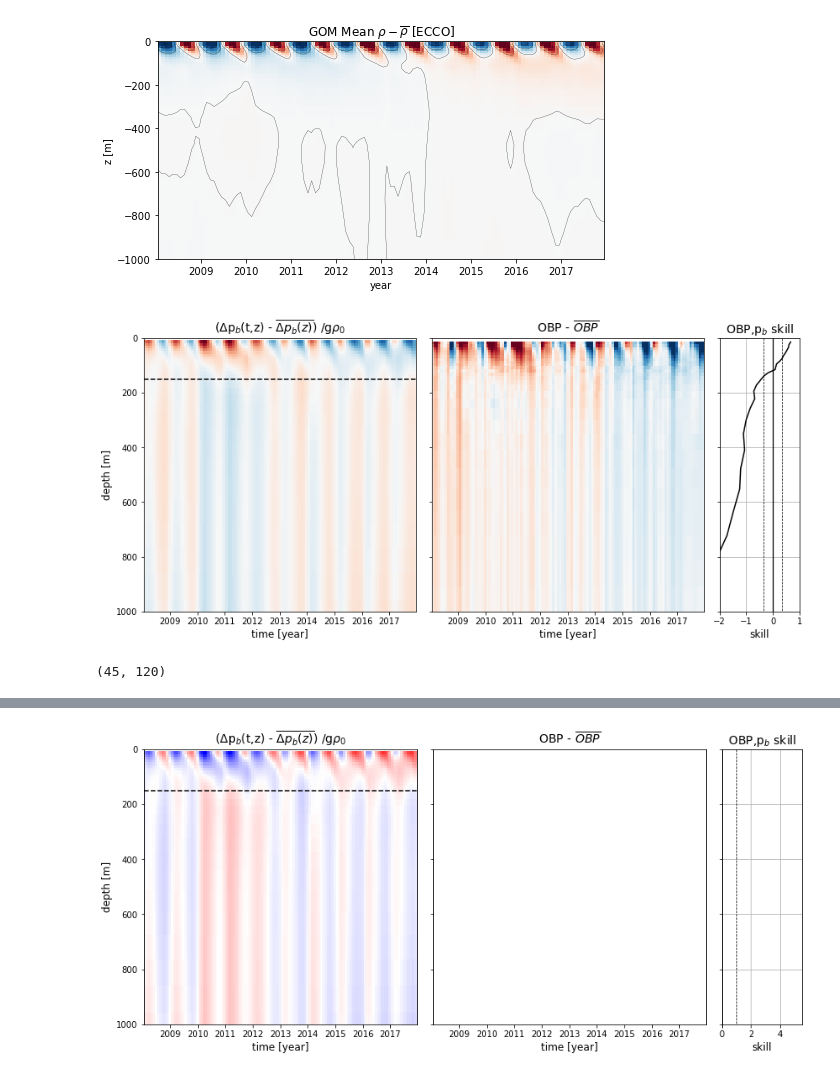
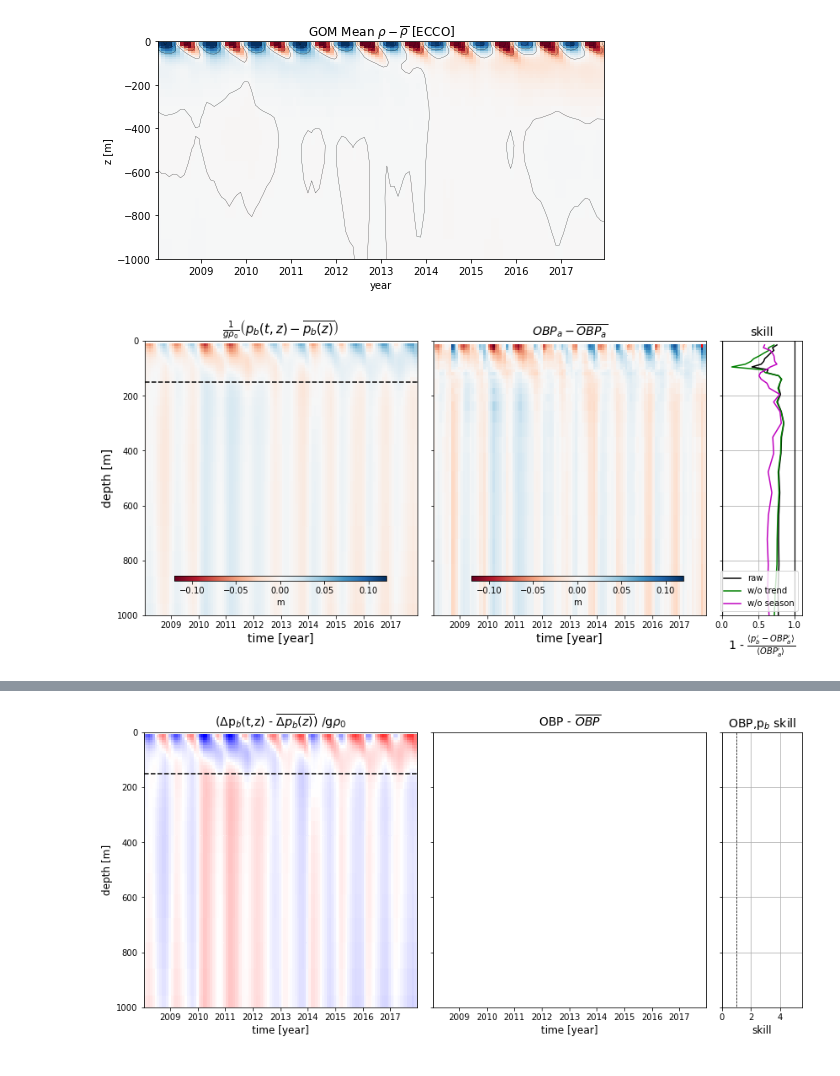
Before and after one commit to jakesteinberg/nasa_ostst, a Jupyter notebook: landerer.ipynb, the cells around one changed output, grey strips where cells are left out. Saved outputs shown, nothing was run; the diff lists cells and outputs as text; code cells hidden in the pictures.

Commit message:
improved time scale analysis

```diff
--- a/landerer.ipynb
+++ b/landerer.ipynb
@@ -271,3 +272,6 @@ mean_gulf_trend
+# %%
+# mean gulf time series
+mean_gulf_timeseries = (obp_anom.isel(tile=tile_num)*gulf_mask).mean(dim=['j','i'])
 # %%
 f, ax = plt.subplots(1,1,figsize=(14,4))
 ax.plot([0,1500],[0, 0], color='k', linewidth=1.5)
@@ -487,7 +491,7 @@ depi = dep.isel(tile=tile_num);
 # obpi_in = obpi.where((depi > -1*v_cell_z[i-1].data) & (depi <= -1*v_cell_z[i].data))
 # %%
 # -- obp anomaly as a function of depth and time (this is what the above delta pb is estimating )
-obpi = obp_anom.isel(tile=tile_num)*gulf_mask # obp.isel(tile=tile_num)*gulf_mask;
+obpi = (obp_anom.isel(tile=tile_num) - mean_gulf_timeseries)*gulf_mask # obp.isel(tile=tile_num)*gulf_mask;
 depi = dep.isel(tile=tile_num);
 delta_pb_obs = np.nan*np.ones((len(obpi.time), len(v_cell_z)))
 delta_pb_obs_w = np.nan*np.ones((len(obpi.time), len(v_cell_z)))
@@ -504,35 +553,41 @@ for i in range(len(v_cell_z)):
 # %%
 fig = plt.figure(figsize=(14,6))
 gs = GridSpec(1, 7, figure=fig)
 ax1 = fig.add_subplot(gs[0,0:3])
 ax2 = fig.add_subplot(gs[0,3:6])
 ax3 = fig.add_subplot(gs[0,6])
-Kc=ax1.pcolor(ecco_monthly_ds.time,pbdeps,deltapbz_total - deltapbz_total.mean(dim=['time']),cmap='RdBu',vmin=-0.08,vmax=0.08)
+Kc=ax1.pcolor(ecco_monthly_ds.time,pbdeps,deltapbz_total - deltapbz_total.mean(dim=['time']),cmap='RdBu',vmin=-0.12,vmax=0.12)
 ax1.plot(ecco_monthly_ds.time,150*np.ones(len(ecco_monthly_ds.time)),color='k',linestyle='--')
-ax1.set_ylabel('depth [m]',fontsize=12); ax1.set_xlabel('time [year]',fontsize=12); ax1.set_ylim([0,1000]);
-ax1.set_title(r'($\Delta$p$_b$(t,z) - $\overline{\Delta p_b(z)}$) /g$\rho_0$',fontsize=14); ax1.invert_yaxis()
+ax1.set_ylabel('depth [m]',fontsize=14); ax1.set_xlabel('time [year]',fontsize=14); ax1.set_ylim([0,1000]);
+ax1.set_title(r'$\frac{1}{g\rho_0} \left( p_b(t,z) - \overline{p_b(z)}\right)$',fontsize=15); ax1.invert_yaxis()
 
-ax2.pcolor(ecco_monthly_ds.time,-1*v_cell_z,np.transpose(delta_pb_obs - np.nanmean(delta_pb_obs,axis=0))/g/rho0,cmap='RdBu',vmin=-0.08,vmax=0.08)
-ax2.set_yticklabels(['']); ax2.set_xlabel('time [year]',fontsize=12); ax2.set_ylim([0,1000]);
-ax2.set_title(r'OBP - $\overline{OBP}$',fontsize=14); ax2.invert_yaxis()
+ax2.pcolor(ecco_monthly_ds.time,-1*v_cell_z,np.transpose(delta_pb_obs - np.nanmean(delta_pb_obs,axis=0))/g/rho0,cmap='RdBu',vmin=-0.12,vmax=0.12)
+ax2.set_yticklabels(['']); ax2.set_xlabel('time [year]',fontsize=14); ax2.set_ylim([0,1000]);
+ax2.set_title(r"$OBP_a - \overline{OBP_a}$",fontsize=14); ax2.invert_yaxis()
 
-pb_obs_a = (np.transpose(delta_pb_obs - np.nanmean(delta_pb_obs,axis=0))/g/rho0)
-pb_est_a = (deltapbz_total - deltapbz_total.mean(dim=['time']))
+# pb_obs_a = (np.transpose(delta_pb_obs - np.nanmean(delta_pb_obs,axis=0))/g/rho0)
+# pb_est_a = (deltapbz_total - deltapbz_total.mean(dim=['time']))
+
 pb_skill = 1 - np.nanvar(pb_obs_a - pb_est_a, axis=1)/np.nanvar(pb_obs_a,axis=1)
-# pb_skill_e
+# pb_skill_wo_trend = 1 - np.nanvar(pb_obs_a_no_trend - pb_est_a_no_trend, axis=1)/np.nanvar(pb_obs_a_no_trend,axis=1)
+# pb_skill_wo_season = 1 - np.nanvar(pb_obs_a_no_season - pb_est_a_no_season, axis=1)/np.nanvar(pb_obs_a_no_season,axis=1)
 
-ax3.plot(pb_skill,-1*v_cell_z,color='k',linewidth=1.5)
+cbpos = [0.16, 0.22, 0.25, 0.015]; cax = fig.add_axes(cbpos);
+cb = f.colorbar(Kc, cax=cax, orientation='horizontal', label='m')
+cbpos = [0.51, 0.22, 0.25, 0.015]; cax = fig.add_axes(cbpos);
+cb = f.colorbar(Kc, cax=cax, orientation='horizontal', label='m')
+
+ax3.plot(pb_skill,-1*v_cell_z,color='k',linewidth=1.5, label='raw')
+ax3.plot(pb_skill_wo_trend,-1*v_cell_z,color='g',linewidth=1.5, label='w/o trend')
+ax3.plot(pb_skill_wo_season,-1*v_cell_z,color='m',linewidth=1.5, label='w/o season')
 ax3.plot([0,0],[0,1000],color='k',linestyle='-',linewidth=1.25)
-ax3.plot([-0.35,-0.35],[0,1000],color='k',linestyle='--',linewidth=0.75)
-ax3.plot([0.35,0.35],[0,1000],color='k',linestyle='--',linewidth=0.75)
-ax3.set_yticklabels(['']); ax3.set_xlabel('skill',fontsize=12); ax3.set_xlim([-2,1]); ax3.set_ylim([0,1000]);
-ax3.set_title(r'OBP,p$_b$ skill',fontsize=14); ax3.invert_yaxis(); ax3.grid()
+ax3.plot([1,1],[0,1000],color='k',linestyle='-',linewidth=1.25)
+# ax3.plot([-0.35,-0.35],[0,1000],color='k',linestyle='--',linewidth=0.75)
+# ax3.plot([0.35,0.35],[0,1000],color='k',linestyle='--',linewidth=0.75)
+ax3.set_yticklabels(['']); ax3.set_xlabel(r"1 - $\frac{\langle p_b' - OBP_a' \rangle}{\langle OBP_a' \rangle}$",fontsize=14); ax3.set_xlim([0,1.1]); ax3.set_ylim([0,1000]);
+ax3.set_title(r'skill',fontsize=14); ax3.invert_yaxis(); ax3.grid(); ax3.legend(loc=4)
 
 # cbpos = [0.92, 0.15, 0.015, 0.4]; cax = f.add_axes(cbpos); cb = f.colorbar(Kc, cax=cax, orientation='vertical', extend='both')
-f.savefig('/Users/jakesteinberg/Documents/NASA_OSTST/manuscript/figures/landerer_predicted_vs_model_obp.jpg', dpi=250)
+fig.savefig('/Users/jakesteinberg/Documents/NASA_OSTST/manuscript/figures/landerer_predicted_vs_model_obp_2.jpg', dpi=250)
 # %% [output]
-[figure, old version]
+[figure, new version]
-# %%
-np.shape(pb_obs_a)
-# %% [output]
-(45, 120)
```
Also changed, not shown: parts of 8 cells of this notebook, 3 other files.
